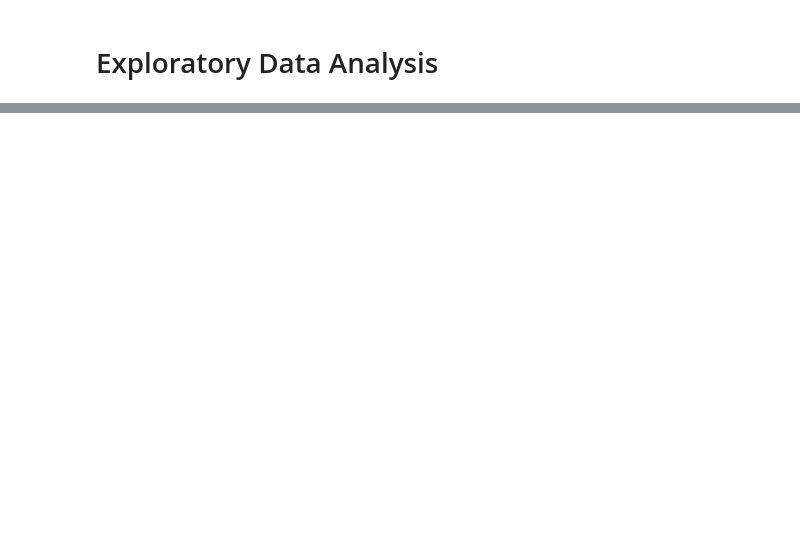
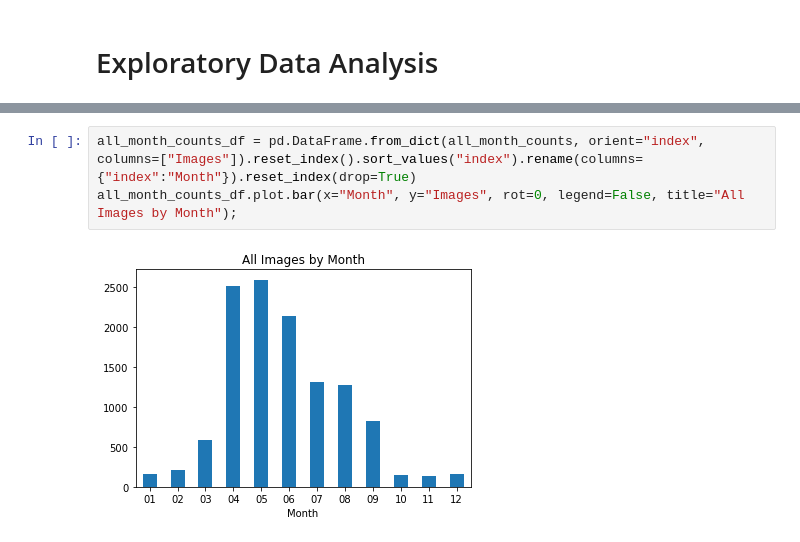
Before and after one commit to mikeasilva/CUNY-SPS, a Jupyter notebook: DATA698/05 - Exploratory Data Analysis.ipynb, the cells around one changed output, grey strips where cells are left out. Cells and saved outputs as stored; diff of their text form; blank space fills up the shorter version.

```diff
--- a/DATA698/05 - Exploratory Data Analysis.ipynb
+++ b/DATA698/05 - Exploratory Data Analysis.ipynb
@@ -80,2 +85,7 @@ display(HTML(n_objects_df.to_html(index=False)))
+# %%
+all_month_counts_df = pd.DataFrame.from_dict(all_month_counts, orient="index", columns=["Images"]).reset_index().sort_values("index").rename(columns={"index":"Month"}).reset_index(drop=True)
+all_month_counts_df.plot.bar(x="Month", y="Images", rot=0, legend=False, title="All Images by Month");
+# %% [output]
+[figure, added]
 # %%
 month_counts_df = pd.DataFrame.from_dict(month_counts, orient="index", columns=["Images"]).reset_index().sort_values("index").rename(columns={"index":"Month"}).reset_index(drop=True)
```
Also changed, not shown: parts of 9 cells of this notebook.
